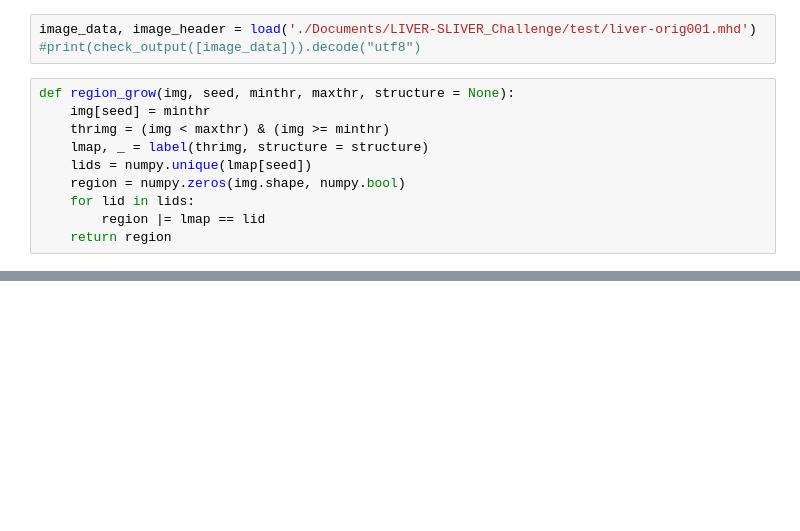
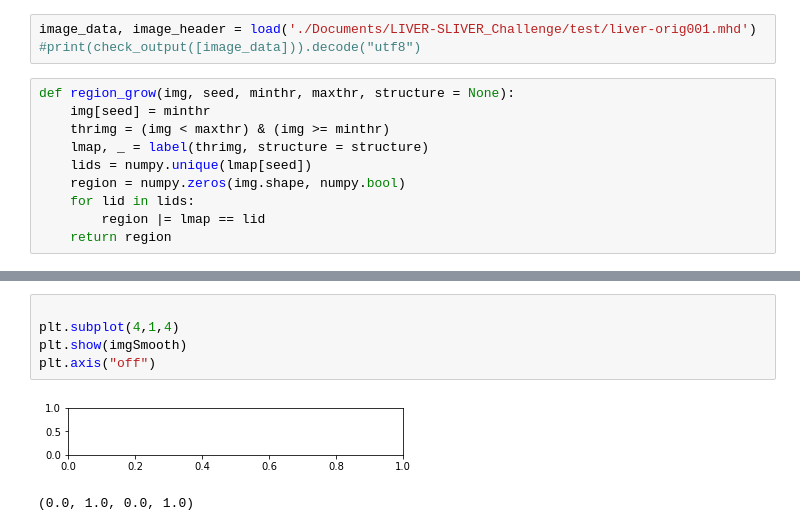
Before and after one commit to Pravdaray/Initial-stage, a Jupyter notebook: Simple_region_growing.ipynb, the cells around one changed output, grey strips where cells are left out. Saved outputs shown, nothing was run; the diff lists cells and outputs as text; blank space fills up the shorter version.

```diff
--- a/Simple_region_growing.ipynb
+++ b/Simple_region_growing.ipynb
@@ -22,0 +58,8 @@ def region_grow(img, seed, minthr, maxthr, structure = None):
+# %%
+
+plt.subplot(4,1,4)
+plt.show(imgSmooth)
+plt.axis("off")
+# %% [output]
+[figure, added]
+(0.0, 1.0, 0.0, 1.0)
```
Also changed, not shown: parts of 7 cells of this notebook.
